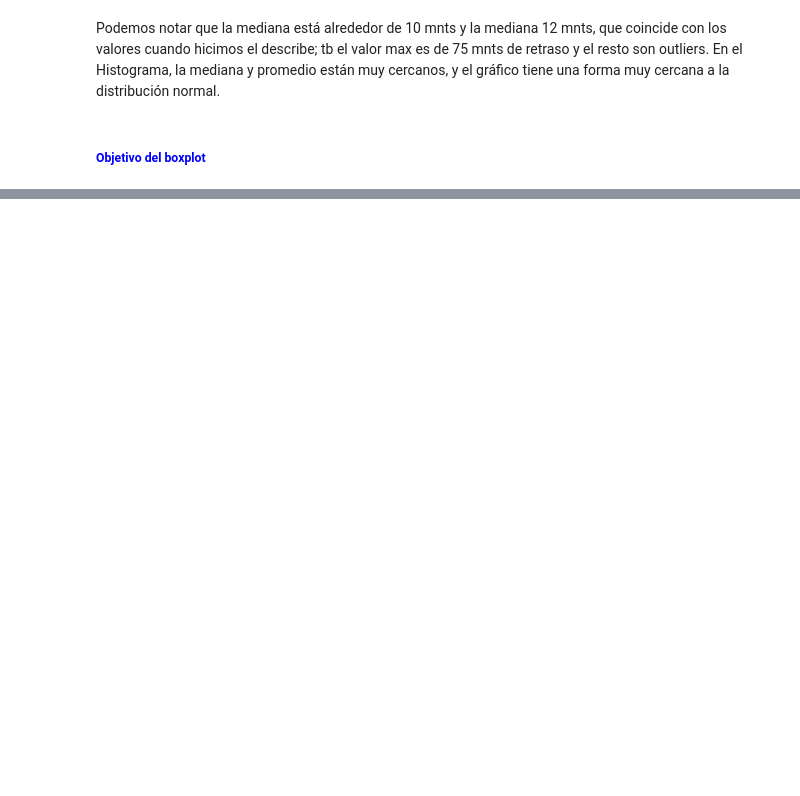
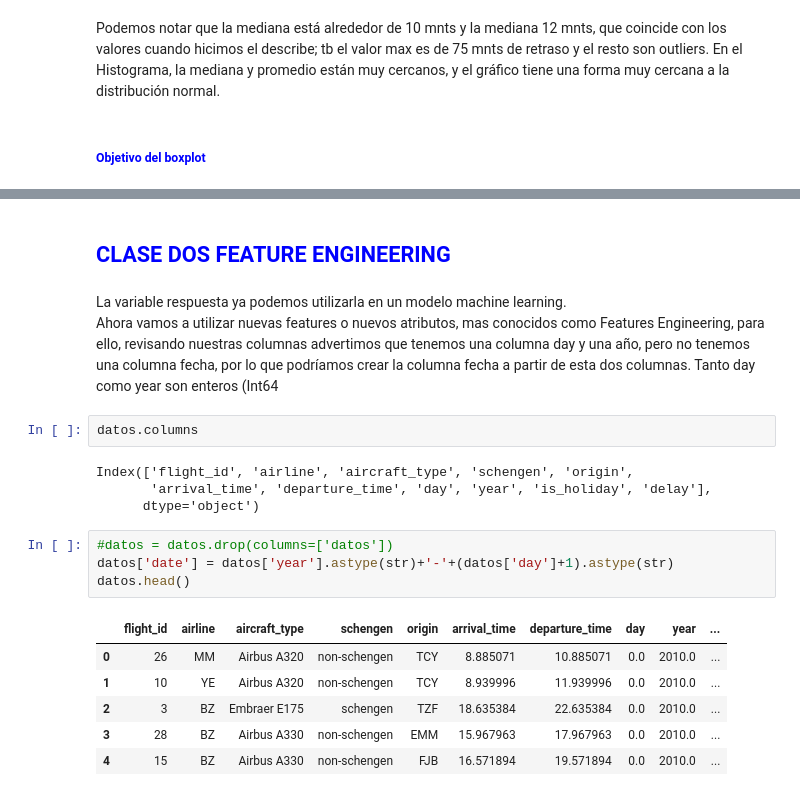
Before and after one commit to Maucho6340/1764-estadistica-con-python-probabilidad-y-muestreo, a Jupyter notebook: optimizacion_aeroportuaria_propio.ipynb, the cells around one changed output, grey strips where cells are left out. Drawn from its saved outputs; the diff is of its cells as text; blank space fills up the shorter version.

```diff
--- a/optimizacion_aeroportuaria_propio.ipynb
+++ b/optimizacion_aeroportuaria_propio.ipynb
@@ -260,3 +263,25 @@ Donde:
 - La mediana es el valor que divide los datos en 50% por debajo y 50% por encima de él.
 - El tercer cuartil (Q3) es el valor que divide los datos en 75% por debajo y 25% por encima de él. Es decir, el 75% de los datos están por debajo del Q3 y el 25% están por encima.
 - El límite superior es el valor máximo que un dato puede tener sin ser considerado un valor atípico. Se calcula como Q3 + 1,5 x IQR.
+# %% [markdown]
+## <font color='blue'>**CLASE DOS** FEATURE ENGINEERING
+# %% [markdown]
+La variable respuesta ya podemos utilizarla en un modelo machine learning.<br>
+Ahora vamos a utilizar nuevas features o nuevos atributos, mas conocidos como Features Engineering, para ello, revisando nuestras columnas advertimos que tenemos una columna day y una año, pero no tenemos una columna fecha, por lo que podríamos crear la columna fecha a partir de esta dos columnas. Tanto day como year son enteros (Int64
+# %%
+datos.columns
+# %% [output]
+Index(['flight_id', 'airline', 'aircraft_type', 'schengen', 'origin',
+       'arrival_time', 'departure_time', 'day', 'year', 'is_holiday', 'delay'],
+      dtype='object')
+# %%
+#datos = datos.drop(columns=['datos'])
+datos['date'] = datos['year'].astype(str)+'-'+(datos['day']+1).astype(str)
+datos.head()
+# %% [output]
+|  | flight_id | airline | aircraft_type | schengen | origin | arrival_time | departure_time | day | year | ... |
+| 0 | 26 | MM | Airbus A320 | non-schengen | TCY | 8.885071 | 10.885071 | 0.0 | 2010.0 | ... |
+| 1 | 10 | YE | Airbus A320 | non-schengen | TCY | 8.939996 | 11.939996 | 0.0 | 2010.0 | ... |
+| 2 | 3 | BZ | Embraer E175 | schengen | TZF | 18.635384 | 22.635384 | 0.0 | 2010.0 | ... |
+| 3 | 28 | BZ | Airbus A330 | non-schengen | EMM | 15.967963 | 17.967963 | 0.0 | 2010.0 | ... |
+| 4 | 15 | BZ | Airbus A330 | non-schengen | FJB | 16.571894 | 19.571894 | 0.0 | 2010.0 | ... |
```
Also changed, not shown: parts of 50 cells of this notebook.
